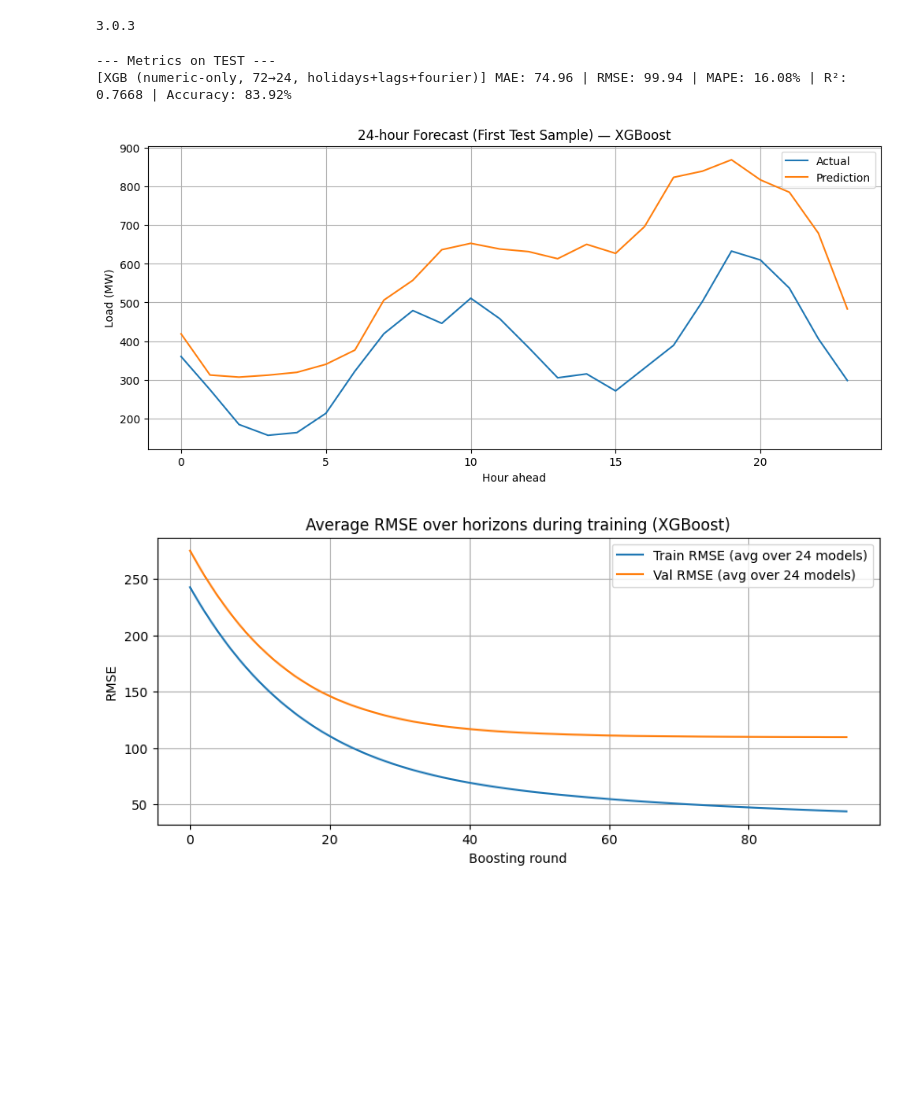
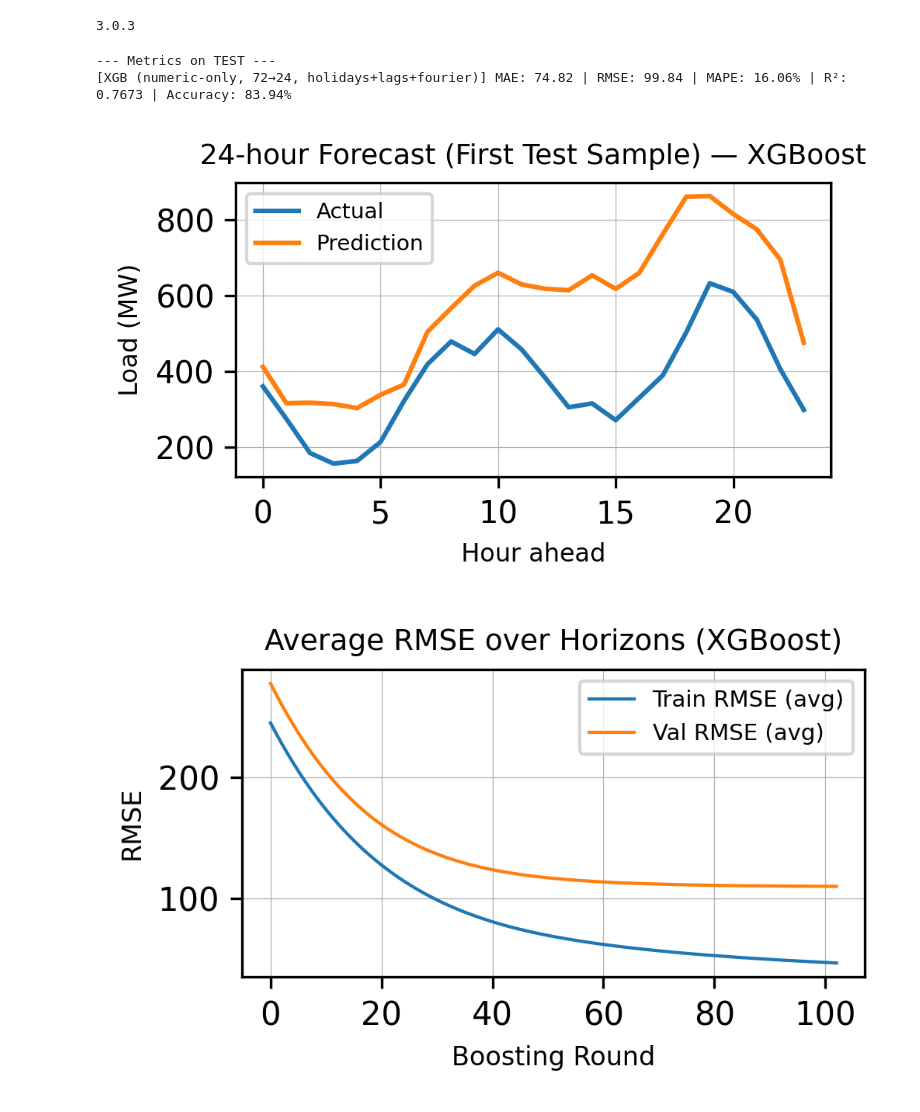
Before and after one commit to AlketaHyso/load-forecasting-gru-xgboost, a Jupyter notebook: code/XGB.ipynb, the cells around one changed output. Drawn from its saved outputs; the diff is of its cells as text; code cells hidden in the pictures; blank space fills up the shorter version.

```diff
--- a/code/XGB.ipynb
+++ b/code/XGB.ipynb
@@ -215,7 +218,7 @@ times_train, times_val, times_test = times_all[:i_train_end], times_all[i_train_
 params = {
     'objective': 'reg:squarederror',
     'eval_metric': 'rmse',
-    'learning_rate': 0.05,
+    'learning_rate': 0.04,
     'max_depth': 6,
     'subsample': 0.8,
     'colsample_bytree': 0.8,
@@ -256,46 +259,77 @@ y_pred = np.column_stack([m.predict(dtest, iteration_range=(0, m.best_iteration+
 def eval_metrics(y_true_2d, y_pred_2d, tag="XGB 72→24"):
     yt = y_true_2d.reshape(-1)
     yp = y_pred_2d.reshape(-1)
     mae  = mean_absolute_error(yt, yp)
     rmse = mean_squared_error(yt, yp, squared=False)
     eps  = 1e-6
     yt_safe = np.where(yt == 0, eps, yt)
     mape = mean_absolute_percentage_error(yt_safe, yp) * 100
     r2   = r2_score(yt, yp)
     acc  = 100 - mape
     print(f"[{tag}] MAE: {mae:.2f} | RMSE: {rmse:.2f} | MAPE: {mape:.2f}% | R²: {r2:.4f} | Accuracy: {acc:.2f}%")
     return mae, rmse, mape, r2, acc
 
 print("\n--- Metrics on TEST ---")
 eval_metrics(y_test, y_pred, tag="XGB (numeric-only, 72→24, holidays+lags+fourier)")
 
 # ========================== 10) Plot first test sample ==========================
-plt.figure(figsize=(12,5))
-plt.plot(y_test[0], label='Actual')
-plt.plot(y_pred[0], label='Prediction')
-plt.title('24-hour Forecast (First Test Sample) — XGBoost')
-plt.xlabel('Hour ahead'); plt.ylabel('Load (MW)')
-plt.grid(True); plt.legend()
-plt.savefig("xgb_forecast_first_sample.png", dpi=600, bbox_inches='tight')
+plt.figure(figsize=(3.5, 2.2), dpi=300)  # Madhësi kompakte për publikim
+
+# Grafiku me vija më të holla
+plt.plot(y_test[0], label='Actual', linewidth=0.9)
+plt.plot(y_pred[0], label='Prediction', linewidth=0.9)
+
+# Titulli dhe etiketat
+plt.title('24-hour Forecast (First Test Sample) — XGBoost', fontsize=7)
+plt.xlabel('Hour ahead', fontsize=7)
+plt.ylabel('Load (MW)', fontsize=7)
+
+# Shkallë më të vogla në boshtet
+plt.xticks(fontsize=6)
+plt.yticks(fontsize=6)
+
+# Opsionale: Mund të vendosni edhe interval më të imët për boshtet
+plt.grid(True, linewidth=0.3)
+
+plt.legend(fontsize=6)
+plt.tight_layout()
+
+plt.savefig("xgb_forecast_first_sample.png", dpi=300, bbox_inches='tight')
 plt.show()
+
 
 # Average validation loss across horizons
 
 try:
     min_len = min(len(hist['val']['rmse']) for hist in eval_histories)
+
     avg_val = np.mean([hist['val']['rmse'][:min_len] for hist in eval_histories], axis=0)
     avg_tr  = np.mean([hist['train']['rmse'][:min_len] for hist in eval_histories], axis=0)
-    plt.figure(figsize=(10,4))
-    plt.plot(avg_tr, label='Train RMSE (avg over 24 models)')
-    plt.plot(avg_val, label='Val RMSE (avg over 24 models)')
-    plt.title('Average RMSE over horizons during training (XGBoost)')
-    plt.xlabel('Boosting round'); plt.ylabel('RMSE'); plt.grid(True); plt.legend()
-    plt.savefig("xgb_avg_rmse_train_val.png", dpi=600, bbox_inches='tight')
+
+    plt.figure(figsize=(3.5, 2.2), dpi=300)
+
+    # Vija më të holla
+    plt.plot(avg_tr, label='Train RMSE (avg)', linewidth=0.9)
+    plt.plot(avg_val, label='Val RMSE (avg)', linewidth=0.9)
+
+    plt.title('Average RMSE over Horizons (XGBoost)', fontsize=7)
+    plt.xlabel('Boosting Round', fontsize=7)
+    plt.ylabel('RMSE', fontsize=7)
+
+    # Shkallë dhe font më i vogël
+    plt.xticks(fontsize=6)
+    plt.yticks(fontsize=6)
+
+    plt.grid(True, linewidth=0.3)
+    plt.legend(fontsize=6)
+    plt.tight_layout()
+
+    plt.savefig("xgb_avg_rmse_train_val.png", dpi=300, bbox_inches='tight')
     plt.show()
 except Exception:
     pass
 # %% [output]
 --- Metrics on TEST ---
-[XGB (numeric-only, 72→24, holidays+lags+fourier)] MAE: 74.96 | RMSE: 99.94 | MAPE: 16.08% | R²: 0.7668 | Accuracy: 83.92%
+[XGB (numeric-only, 72→24, holidays+lags+fourier)] MAE: 74.82 | RMSE: 99.84 | MAPE: 16.06% | R²: 0.7673 | Accuracy: 83.94%
-[figure, old version]
+[figure, new version]
-[figure, old version]
+[figure, new version]
```
Also changed, not shown: parts of 3 cells of this notebook.
